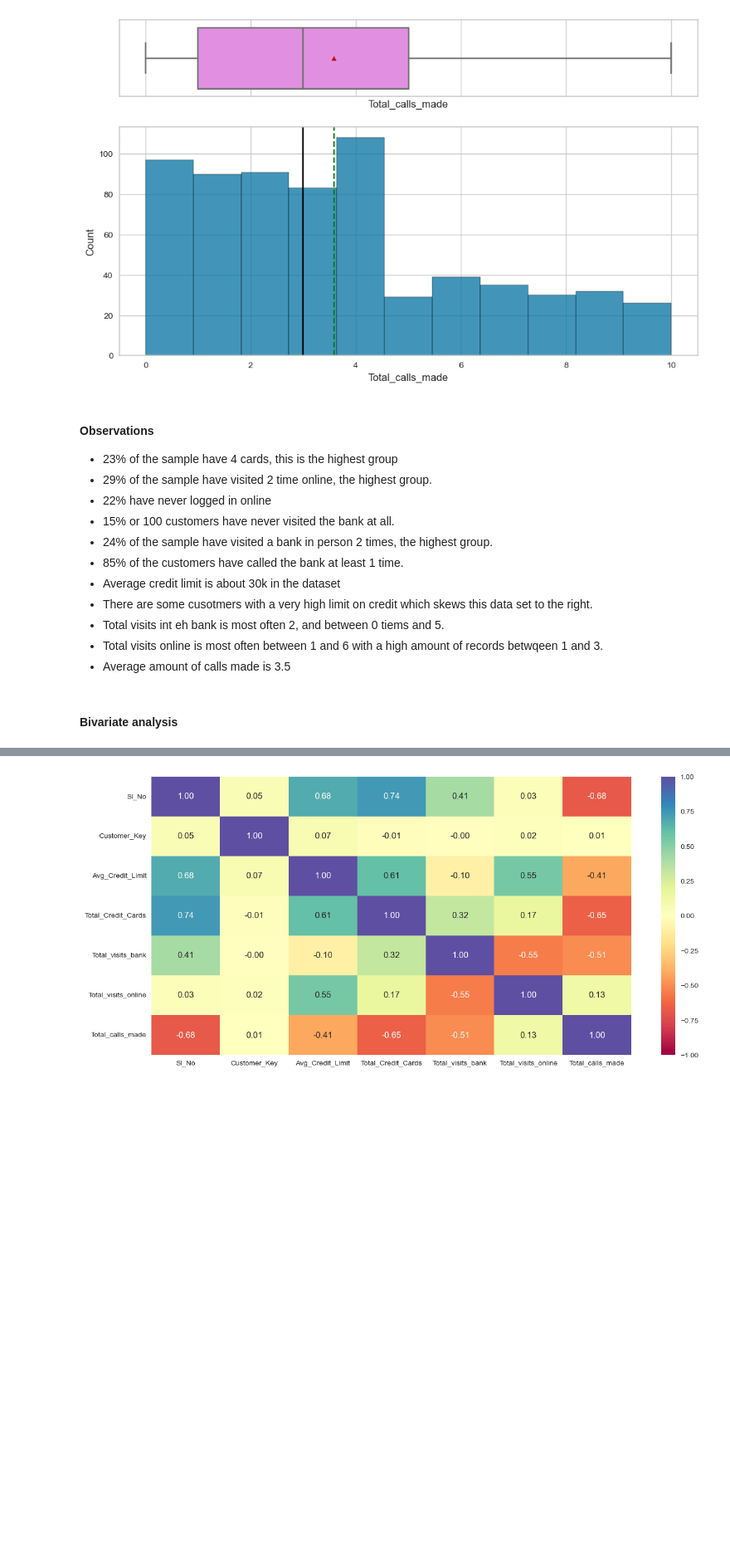
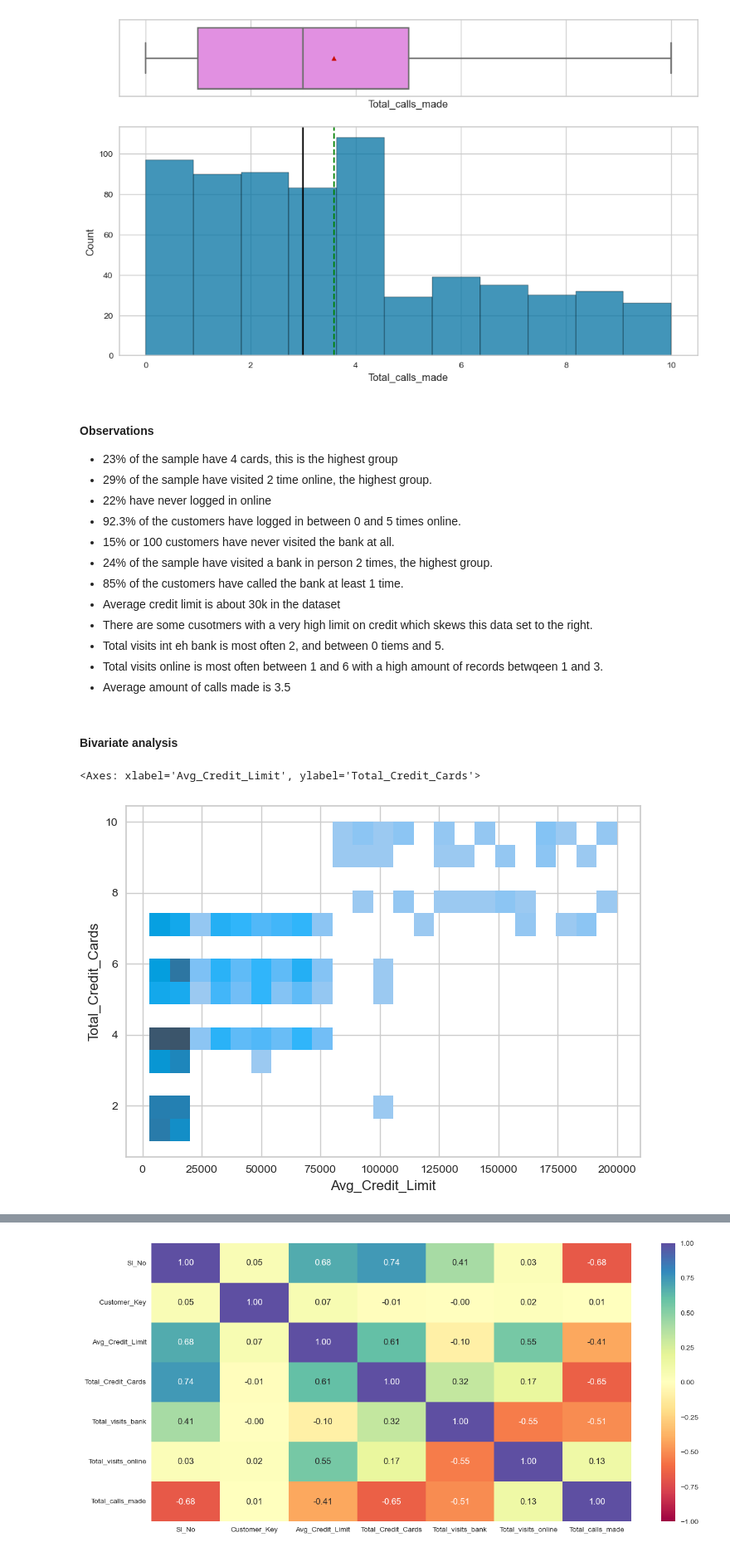
Before and after one commit to Drew75austin/Bank_Customer_Segmentation, a Jupyter notebook: Full_Code_AIML_USL_Project_CreditCardCustomerSegmentation.ipynb, the cells around one changed output, grey strips where cells are left out. Shown at 83% size. Cells and saved outputs as stored; diff of their text form; code cells hidden in the pictures; blank space fills up the shorter version.

```diff
--- a/Full_Code_AIML_USL_Project_CreditCardCustomerSegmentation.ipynb
+++ b/Full_Code_AIML_USL_Project_CreditCardCustomerSegmentation.ipynb
@@ -301,6 +326,7 @@ for col in mainDf.columns.tolist()[2:]:
 - 23% of the sample have 4 cards, this is the highest group
 - 29% of the sample have visited 2 time online, the highest group.
 - 22% have never logged in online
+- 92.3% of the customers have logged in between 0 and 5 times online.
 - 15% or 100 customers have never visited the bank at all.
 - 24% of the sample have visited a bank in person 2 times, the highest group.
 - 85% of the customers have called the bank at least 1 time.
@@ -311,3 +337,9 @@ for col in mainDf.columns.tolist()[2:]:
 - Average amount of calls made is 3.5
 # %% [markdown]
 #### Bivariate analysis
+# %%
+#  function to plot a scatterplot
+sns.histplot(data=mainDf, x="Avg_Credit_Limit", y="Total_Credit_Cards")
+# %% [output]
+<Axes: xlabel='Avg_Credit_Limit', ylabel='Total_Credit_Cards'>
+[figure, added]
```
Also changed, not shown: parts of 42 cells of this notebook.
